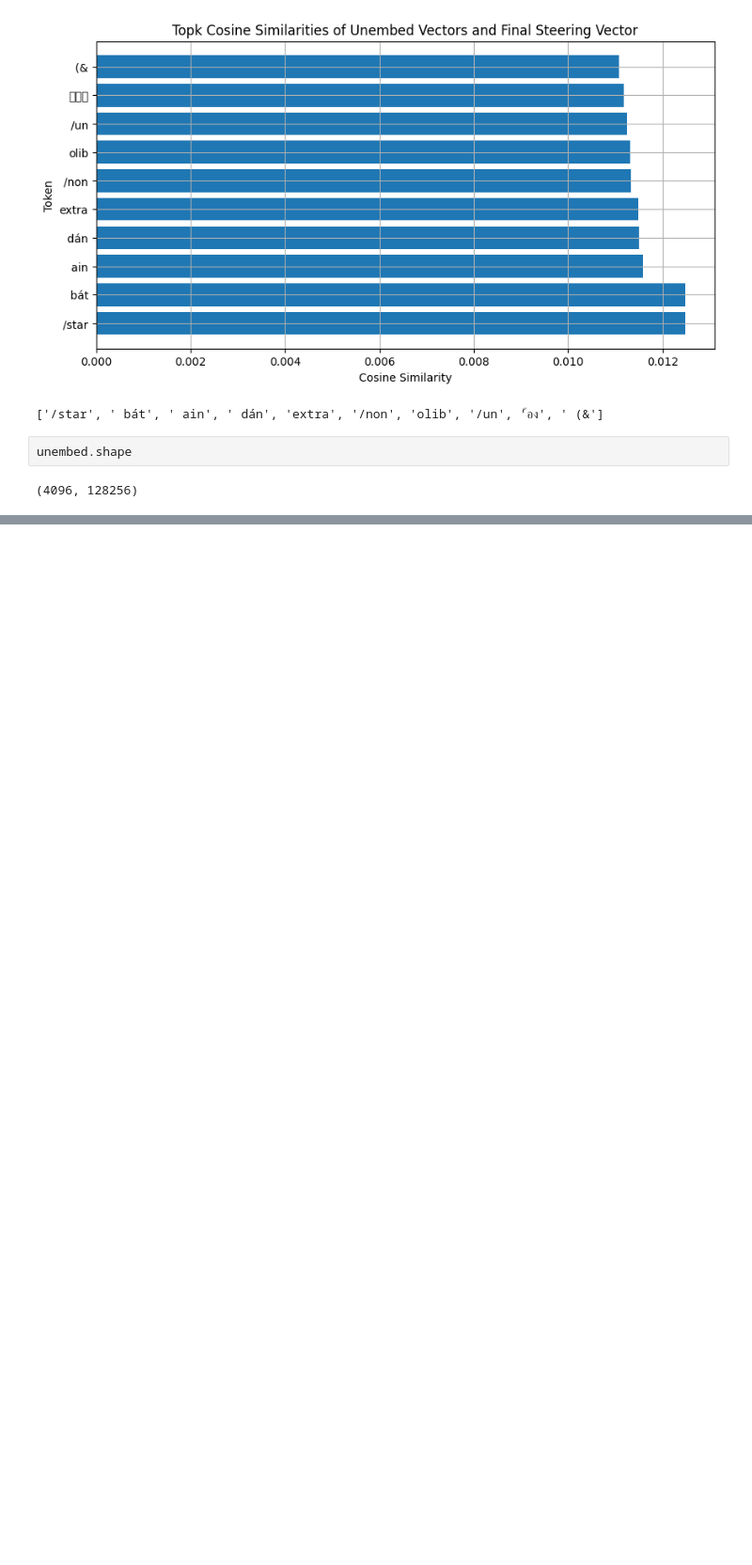
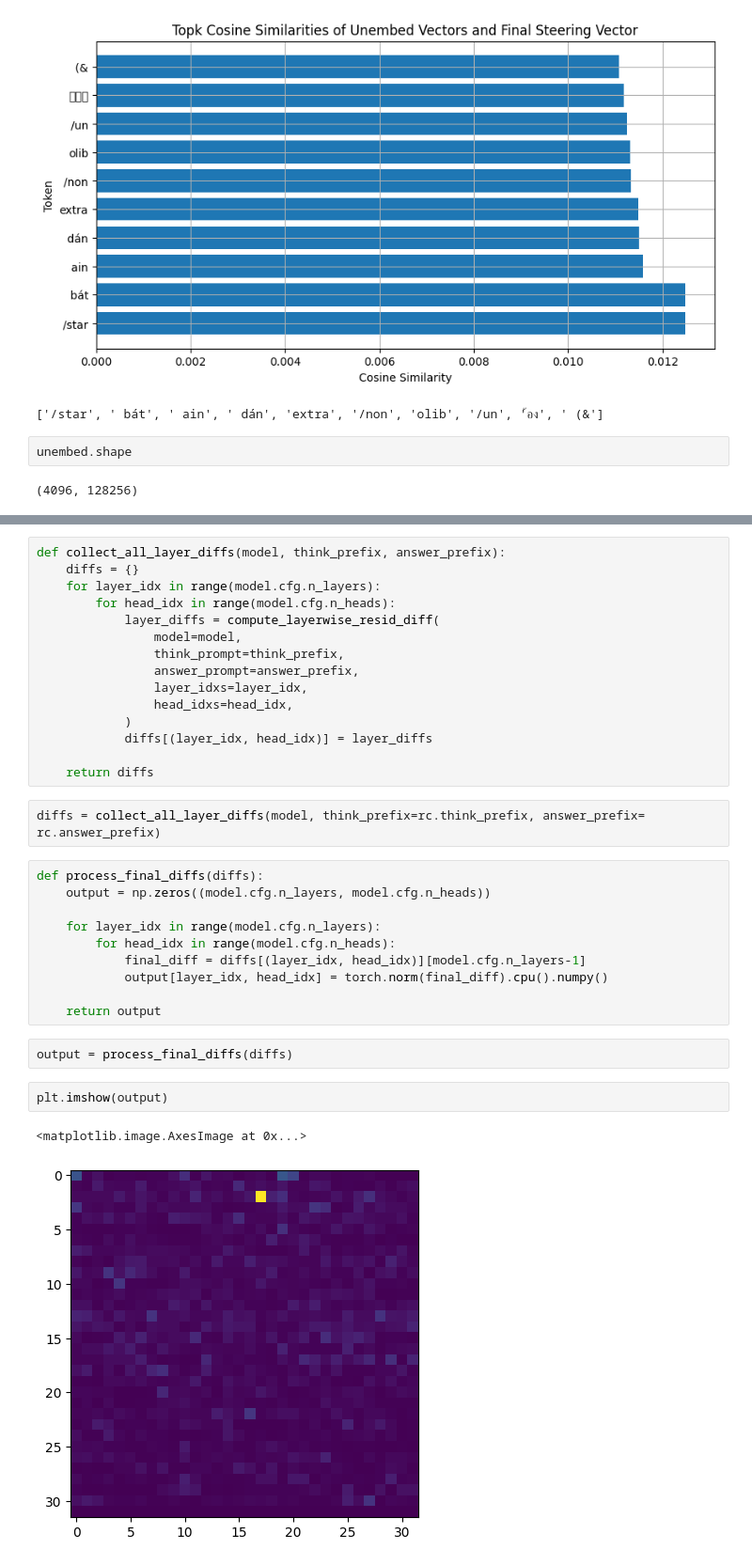
Before and after one commit to durrcommasteven/mech_interp_research, a Jupyter notebook: tues_may_6_tl_steering_circuit_analysis.ipynb, the cells around one changed output, grey strips where cells are left out. Shown: that part at 94% size. Cells and saved outputs as stored; diff of their text form; blank space fills up the shorter version.

```diff
--- a/tues_may_6_tl_steering_circuit_analysis.ipynb
+++ b/tues_may_6_tl_steering_circuit_analysis.ipynb
@@ -657,0 +732,34 @@ unembed.shape
+# %%
+def collect_all_layer_diffs(model, think_prefix, answer_prefix):
+    diffs = {}
+    for layer_idx in range(model.cfg.n_layers):
+        for head_idx in range(model.cfg.n_heads):
+            layer_diffs = compute_layerwise_resid_diff(
+                model=model,
+                think_prompt=think_prefix,
+                answer_prompt=answer_prefix,
+                layer_idxs=layer_idx,
+                head_idxs=head_idx,
+            )
+            diffs[(layer_idx, head_idx)] = layer_diffs
+
+    return diffs
+# %%
+diffs = collect_all_layer_diffs(model, think_prefix=rc.think_prefix, answer_prefix= rc.answer_prefix)
+# %%
+def process_final_diffs(diffs):
+    output = np.zeros((model.cfg.n_layers, model.cfg.n_heads))
+
+    for layer_idx in range(model.cfg.n_layers):
+        for head_idx in range(model.cfg.n_heads):
+            final_diff = diffs[(layer_idx, head_idx)][model.cfg.n_layers-1]
+            output[layer_idx, head_idx] = torch.norm(final_diff).cpu().numpy()
+
+    return output
+# %%
+output = process_final_diffs(diffs)
+# %%
+plt.imshow(output)
+# %% [output]
+<matplotlib.image.AxesImage at 0x...>
+[figure, added]
```
Also changed, not shown: parts of 27 cells of this notebook, 2 other files.
